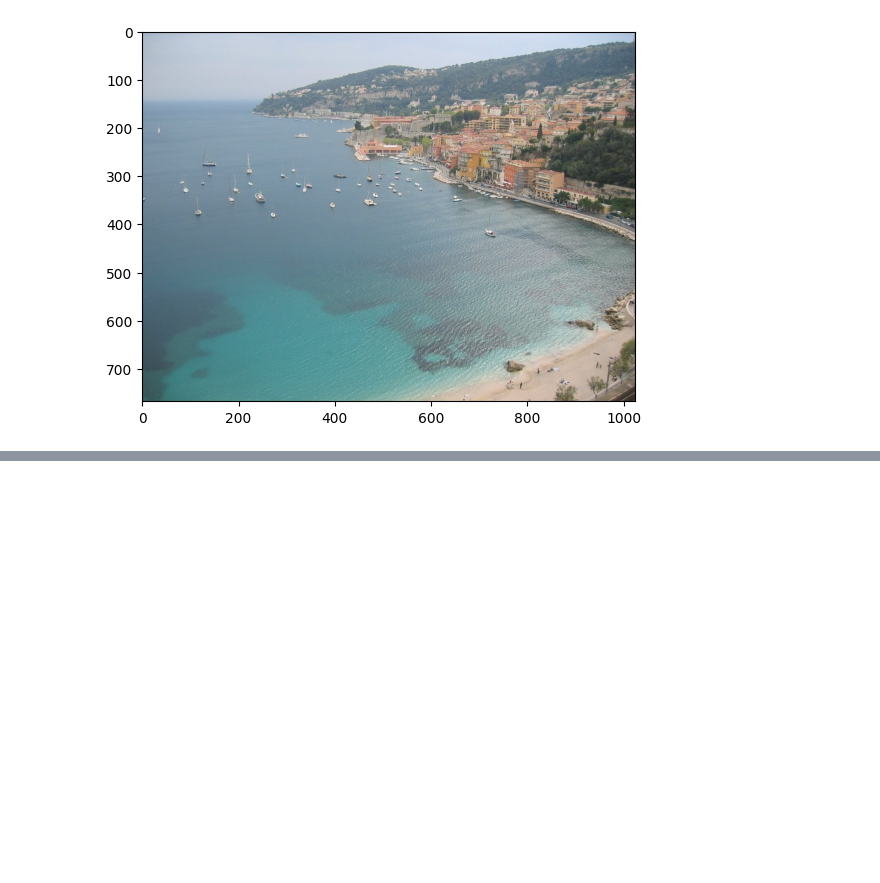
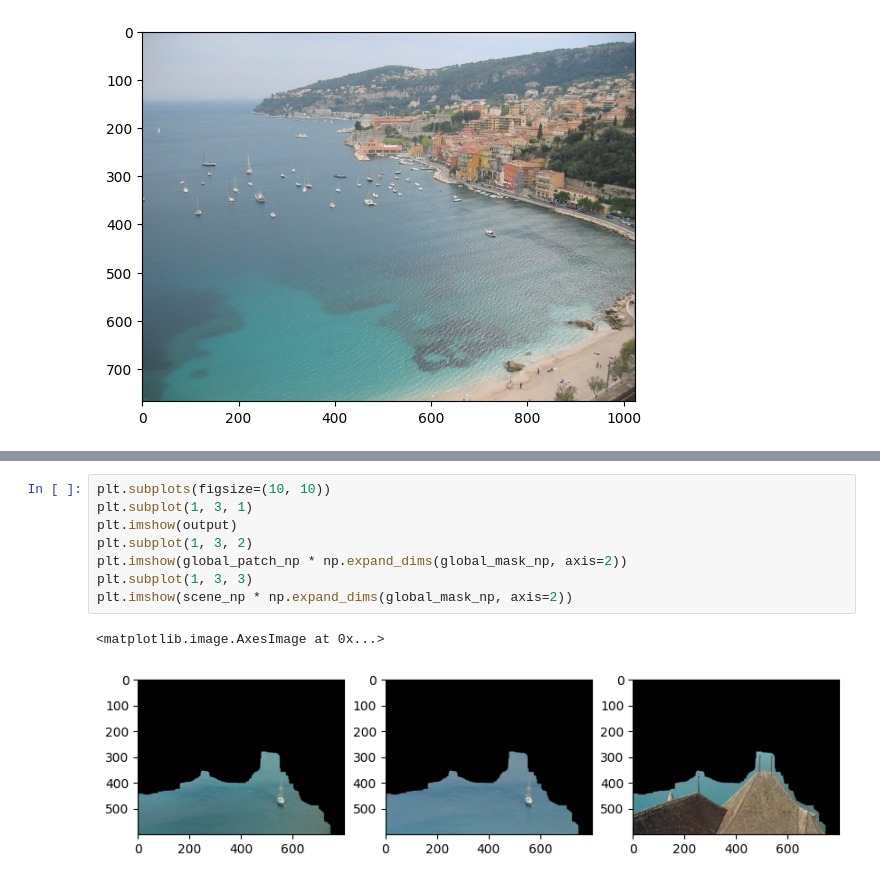
Before and after one commit to Cydiater/scene-completion, a Jupyter notebook: playground.ipynb, the cells around one changed output, grey strips where cells are left out. Cells and saved outputs as stored; diff of their text form; blank space fills up the shorter version.

```diff
--- a/playground.ipynb
+++ b/playground.ipynb
@@ -210,0 +221,11 @@ plt.imshow(Image.open(comp_path))
+# %%
+plt.subplots(figsize=(10, 10))
+plt.subplot(1, 3, 1)
+plt.imshow(output)
+plt.subplot(1, 3, 2)
+plt.imshow(global_patch_np * np.expand_dims(global_mask_np, axis=2))
+plt.subplot(1, 3, 3)
+plt.imshow(scene_np * np.expand_dims(global_mask_np, axis=2))
+# %% [output]
+<matplotlib.image.AxesImage at 0x...>
+[figure, added]
```
Also changed, not shown: parts of 13 cells of this notebook, 25 other files.
